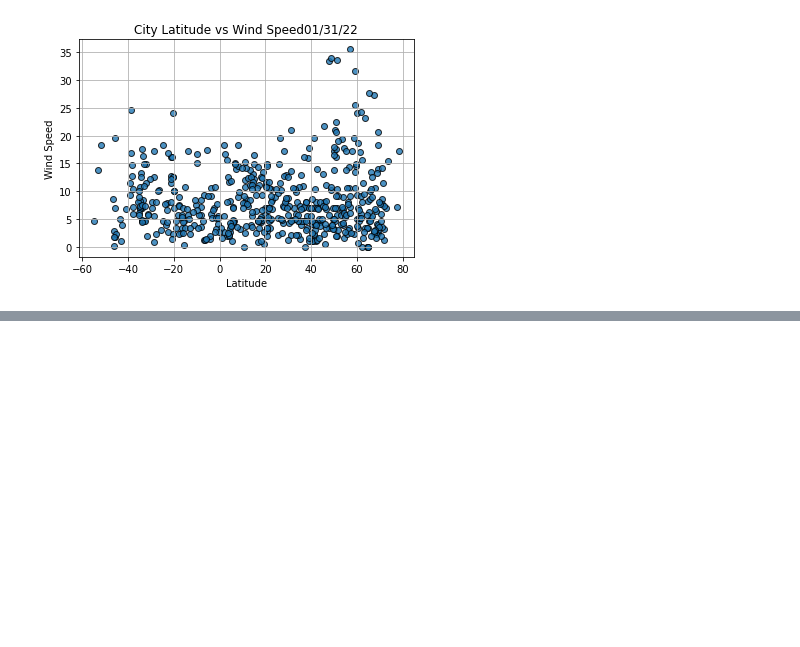
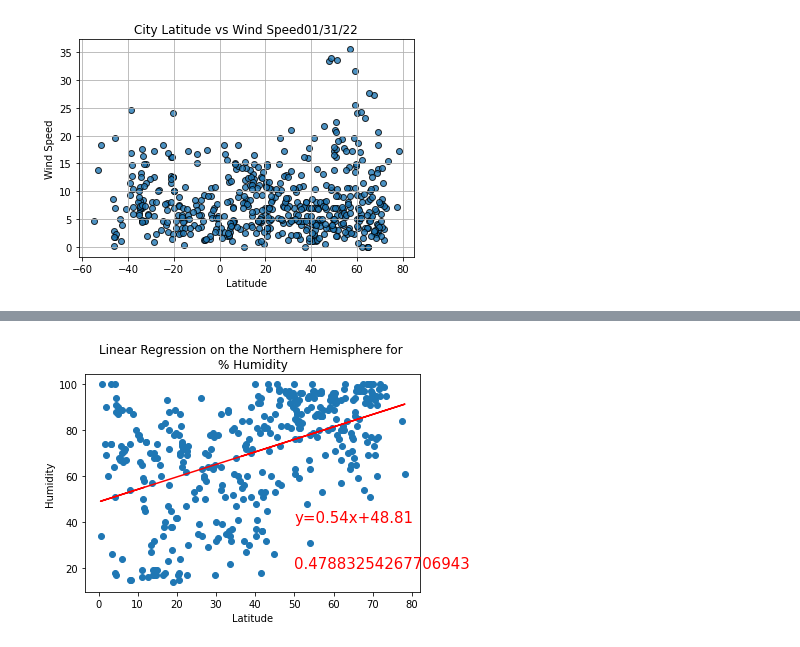
Before and after one commit to ZiwenLyu/World_Weather_Analysis, a Jupyter notebook: WeatherPy.ipynb, the cells around one changed output, grey strips where cells are left out. Saved outputs shown, nothing was run; the diff lists cells and outputs as text; code cells hidden in the pictures; blank space fills up the shorter version.

```diff
--- a/WeatherPy.ipynb
+++ b/WeatherPy.ipynb
@@ -322,0 +365,8 @@ plt.show()
+# %%
+# Linear regression on the Northern Hemisphere vs Humidity
+x_values = northern_hemi_df["Lat"]
+y_values = northern_hemi_df["Humidity"]
+# Call the function.
+plot_linear_regression(x_values,y_values,"Linear Regression on the Northern Hemisphere for \n% Humidity","Humidity",(50,40),(50,20))
+# %% [output]
+[figure, added]
```
Also changed, not shown: parts of 9 cells of this notebook.
